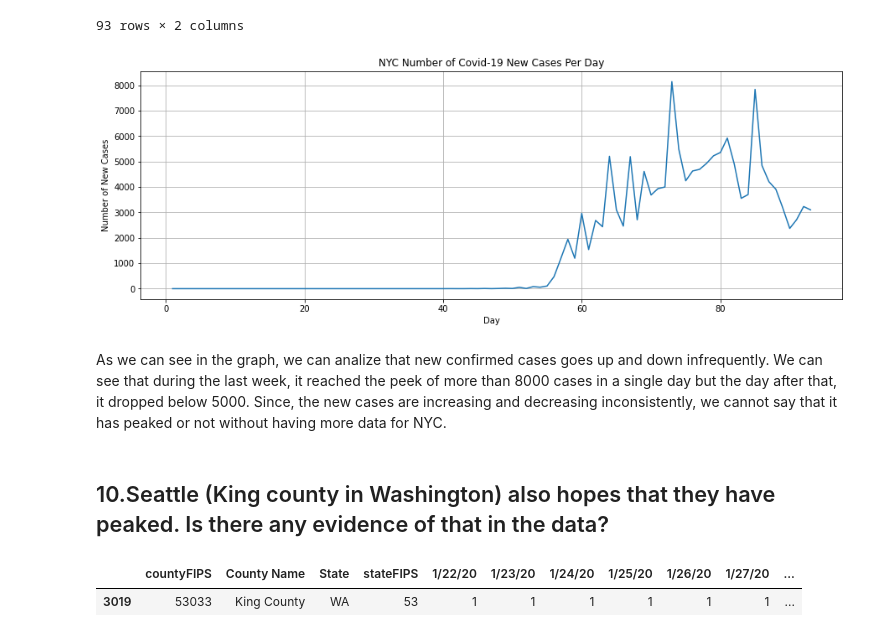
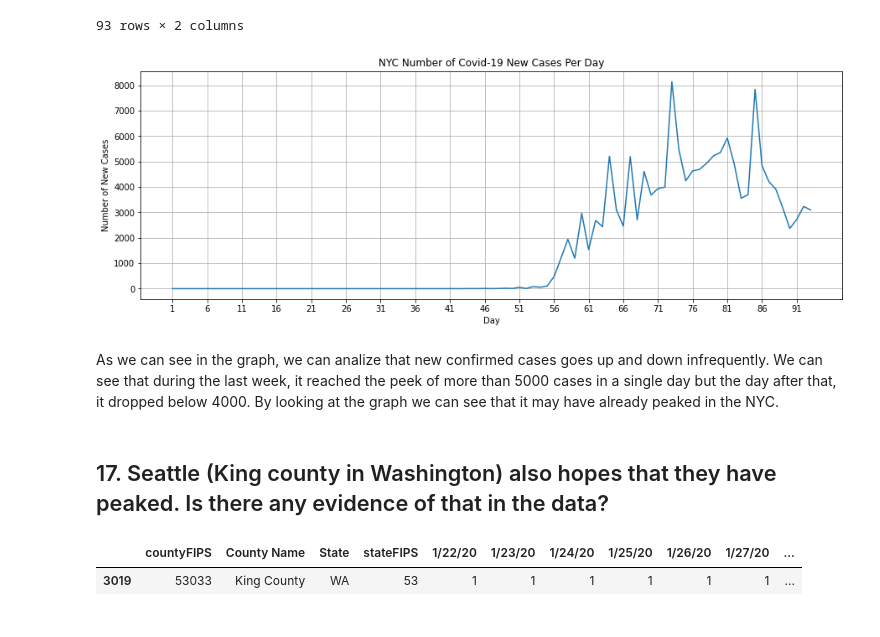
Before and after one commit to romilshah98/Covid-19-Analysis, a Jupyter notebook: covid19 Data Analysis.ipynb, the cells around one changed output. Drawn from its saved outputs; the diff is of its cells as text; code cells hidden in the pictures.

```diff
--- a/covid19 Data Analysis.ipynb
+++ b/covid19 Data Analysis.ipynb
@@ -559,17 +706,18 @@ NYC_counties_new_cases_per_day
 # %%
 plt.figure(figsize=(15,5))
 plt.plot(NYC_counties_new_cases_per_day['Day'],(NYC_counties_new_cases_per_day['NumberOfNewCases']))
 plt.title('NYC Number of Covid-19 New Cases Per Day')
 plt.xlabel('Day')
 plt.ylabel('Number of New Cases')
 plt.grid()
+plt.xticks(range(1,95,5))
 plt.show()
 # %% [output]
-[figure, old version]
+[figure, new version]
 # %% [markdown]
-As we can see in the graph, we can analize that new confirmed cases goes up and down infrequently. We can see that during the last week, it reached the peek of more than 8000 cases in a single day but the day after that, it dropped below 5000. Since, the new cases are increasing and decreasing inconsistently, we cannot say that it has peaked or not without having more data for NYC.
+As we can see in the graph, we can analize that new confirmed cases goes up and down infrequently. We can see that during the last week, it reached the peek of more than 5000 cases in a single day but the day after that, it dropped below 4000. By looking at the graph we can see that it may have already peaked in the NYC.
 # %% [markdown]
-## 10.Seattle (King county in Washington) also hopes that they have peaked. Is there any evidence of that in the data?
+## 17. Seattle (King county in Washington) also hopes that they have peaked. Is there any evidence of that in the data?
 # %%
 Seattle=covid_19_confirmed_cases[(covid_19_confirmed_cases['County Name']=='King County') & (covid_19_confirmed_cases['State']=='WA')]
 Seattle
```
Also changed, not shown: parts of 28 cells of this notebook.
